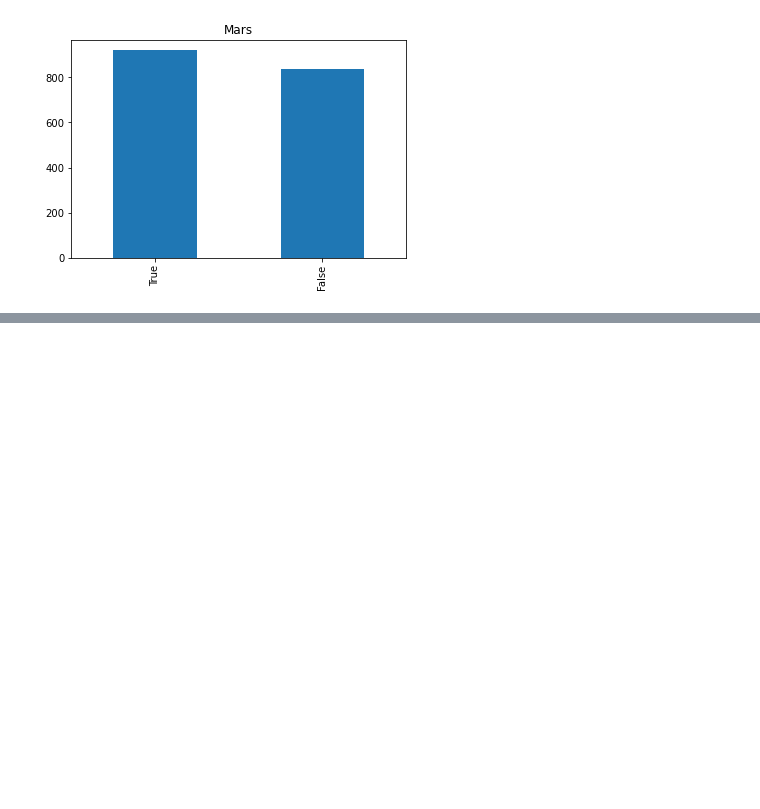
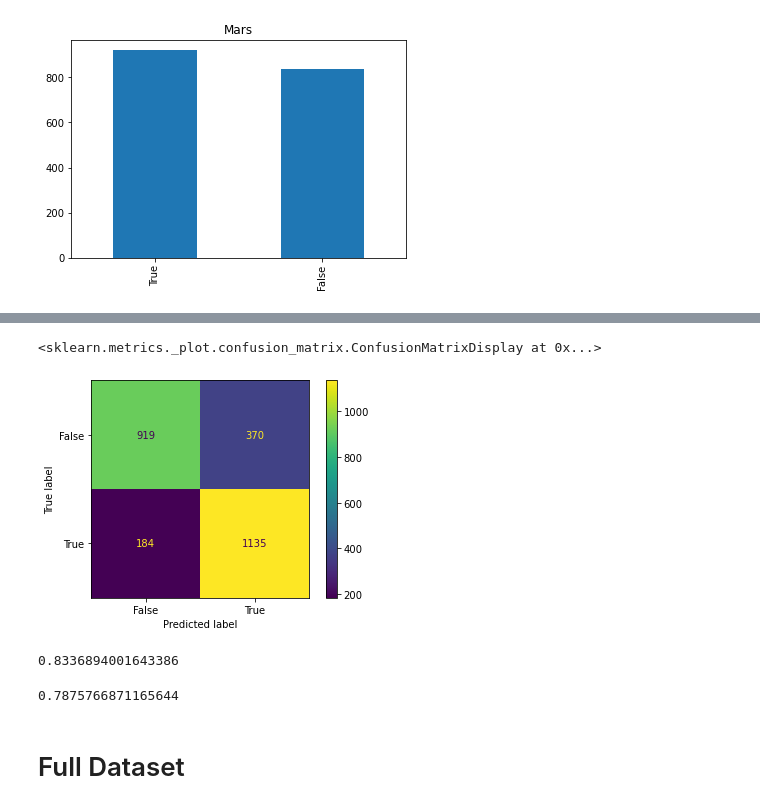
Before and after one commit to ZahrizhalAli/Spaceship-titanic-kaggle-competition, a Jupyter notebook: spaceship-titanic.ipynb, the cells around one changed output, grey strips where cells are left out. Drawn from its saved outputs; the diff is of its cells as text; code cells hidden in the pictures; blank space fills up the shorter version.

```diff
--- a/spaceship-titanic.ipynb
+++ b/spaceship-titanic.ipynb
@@ -169,0 +607,6 @@ mars_df['Transported'].value_counts().plot(kind='bar')
+# %%
+from sklearn.linear_model import LogisticRegression
+
+log = LogisticRegression()
+
+log.fit(X_train, y_train)
@@ -169,0 +640,8 @@ mars_df['Transported'].value_counts().plot(kind='bar')
+# %%
+from sklearn.ensemble import VotingClassifier
+
+voting_clf = VotingClassifier(
+    estimators=[('tree', pruned_tree), ('rf', rfc), ('svc', svc)],
+    voting='hard')
+
+voting_clf.fit(X_train, y_train)
@@ -169,0 +669,15 @@ mars_df['Transported'].value_counts().plot(kind='bar')
+# %%
+plot_confusion_matrix(voting_clf, X_test, y_test)
+# %% [output]
+<sklearn.metrics._plot.confusion_matrix.ConfusionMatrixDisplay at 0x...>
+[figure, added]
+# %%
+voting_clf.score(X_train, y_train)
+# %% [output]
+0.8336894001643386
+# %%
+print(accuracy_score(y_test, y_preds))
+# %% [output]
+0.7875766871165644
+# %% [markdown]
+# Full Dataset
```
Also changed, not shown: parts of 112 cells of this notebook, 2 other files.
